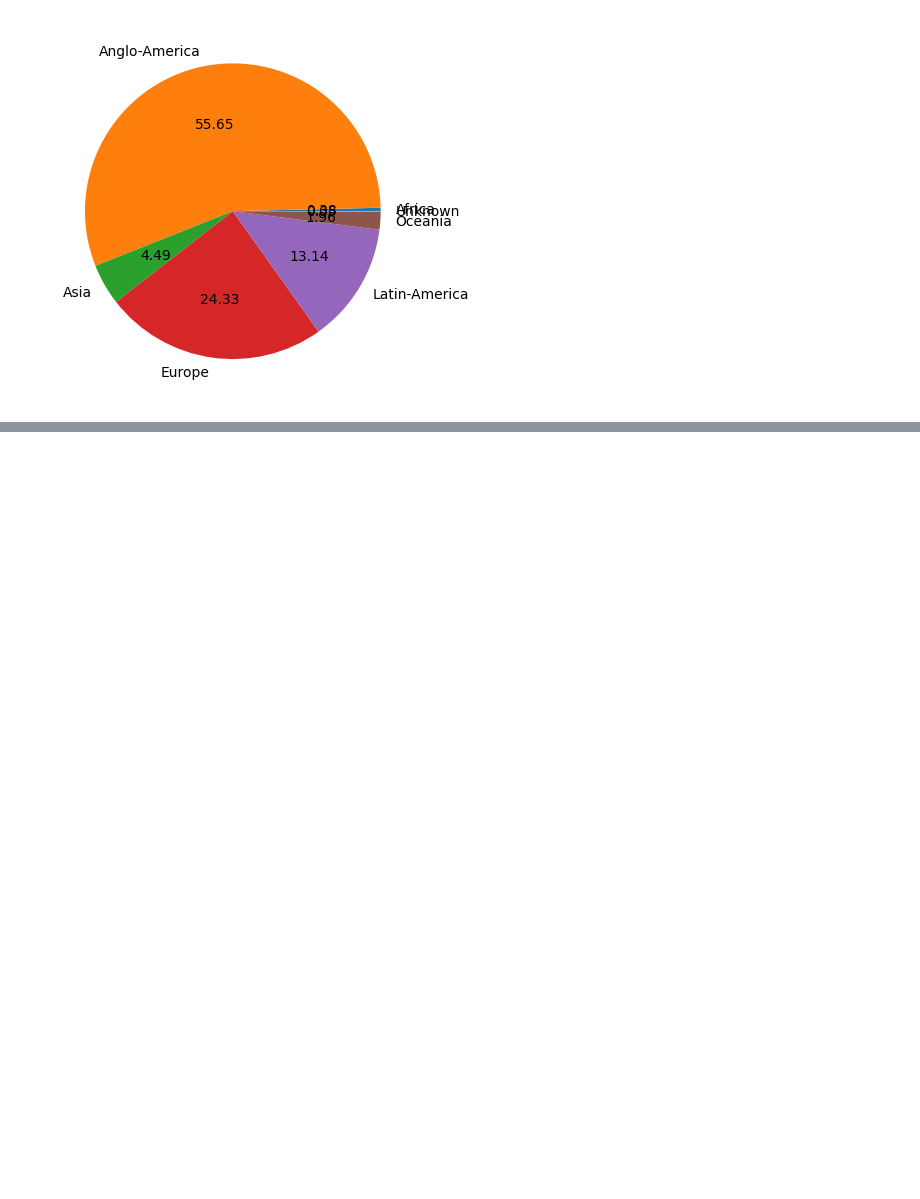
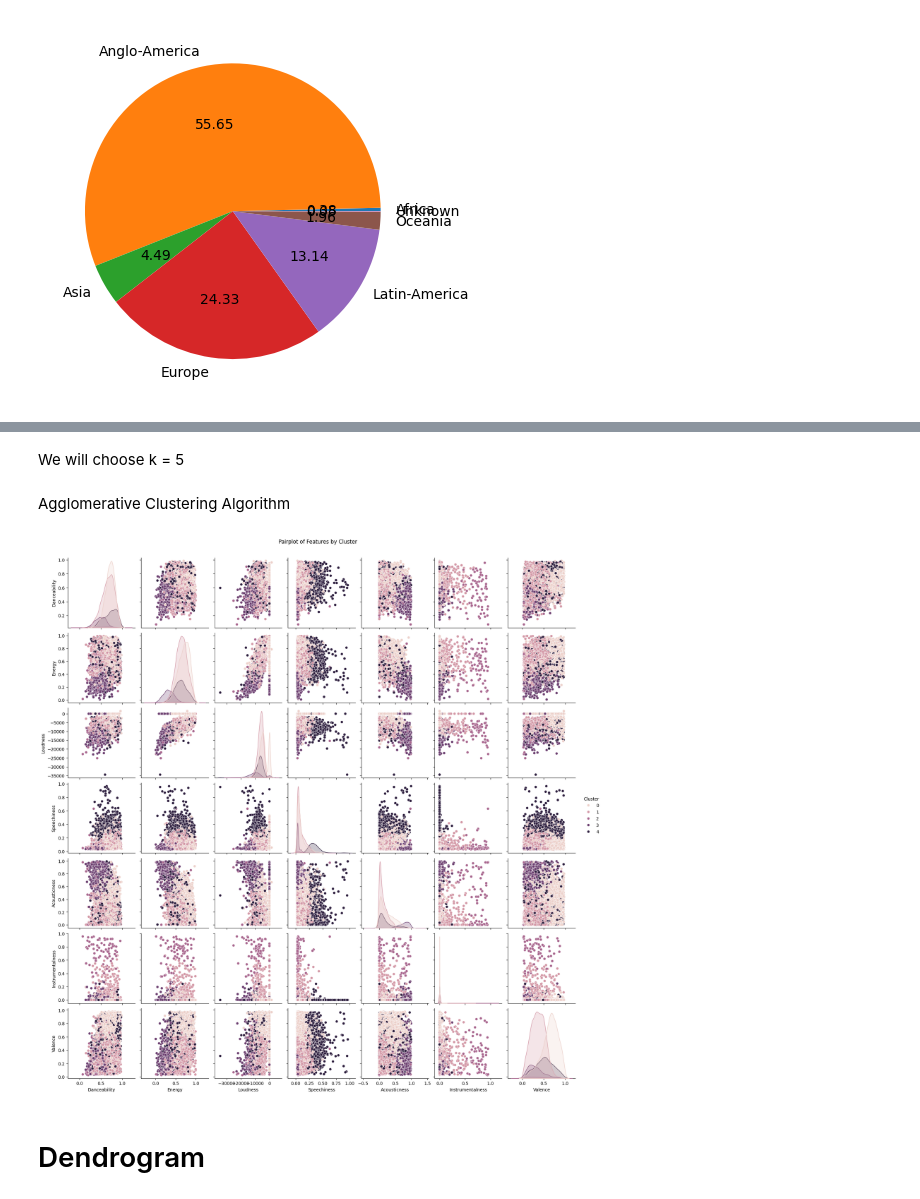
Before and after one commit to kevin-shiao/Spotify-Top-200-Songs-Analysis, a Jupyter notebook: Project.ipynb, the cells around one changed output, grey strips where cells are left out. Saved outputs shown, nothing was run; the diff lists cells and outputs as text; code cells hidden in the pictures; blank space fills up the shorter version.

```diff
--- a/Project.ipynb
+++ b/Project.ipynb
@@ -58,0 +101,22 @@ df.groupby('Continent').size().plot(kind='pie', autopct='%.2f')
+# %% [markdown]
+We will choose k = 5
+# %% [markdown]
+Agglomerative Clustering Algorithm
+# %%
+# Standardize the selected features (important for agglomerative clustering)
+scaler = sk.preprocessing.StandardScaler()
+scaled_features = scaler.fit_transform(selected_features)
+
+# Perform Agglomerative Clustering with k=5
+agglomerative_clustering = AgglomerativeClustering(n_clusters=5)
+agglomerative_labels = agglomerative_clustering.fit_predict(scaled_features)
+df['Cluster'] = agglomerative_labels
+
+# Create a pairplot of selected features
+sns.pairplot(df, hue='Cluster', vars=selected_features)
+plt.suptitle('Pairplot of Features by Cluster', y=1.02)
+plt.show()
+# %% [output]
+[figure, added]
+# %% [markdown]
+# Dendrogram
```
Also changed, not shown: parts of 8 cells of this notebook.
